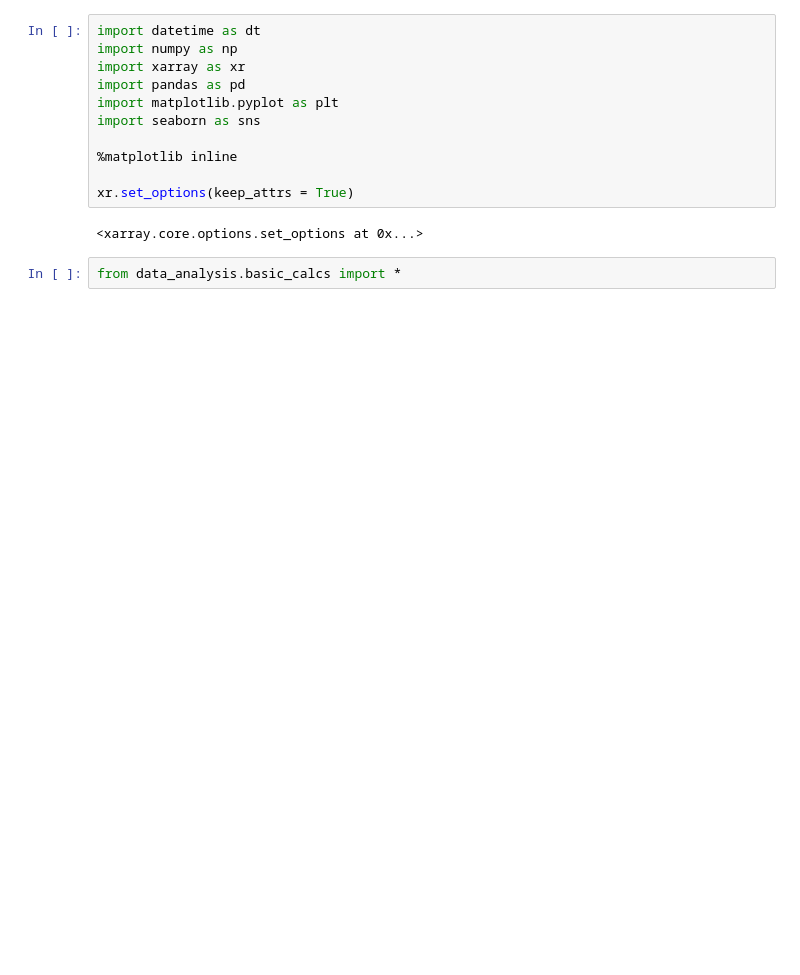
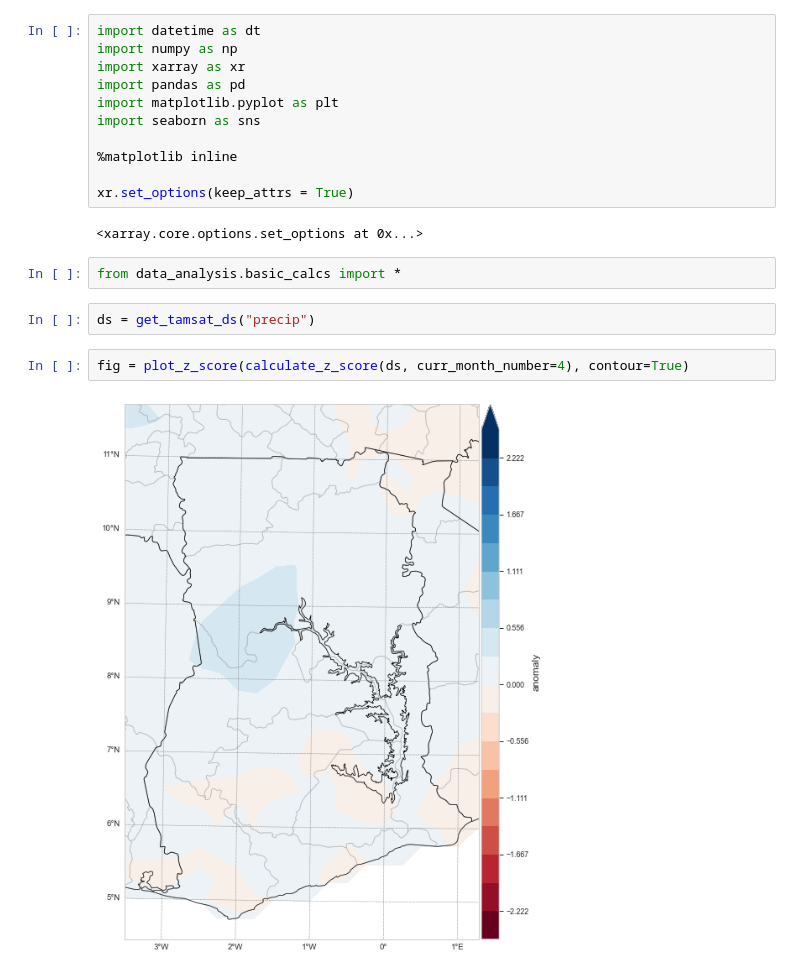
Before and after one commit to NCEO-ODA/ghana_data, a Jupyter notebook: 01-Quick_Plots.ipynb, the cells around one changed output. Drawn from its saved outputs; the diff is of its cells as text; blank space fills up the shorter version.

```diff
--- a/01-Quick_Plots.ipynb
+++ b/01-Quick_Plots.ipynb
@@ -23,5 +26,11 @@ xr.set_options(keep_attrs = True)
 <xarray.core.options.set_options at 0x...>
 # %%
 from data_analysis.basic_calcs import *
+# %%
+ds = get_tamsat_ds("precip")
+# %%
+fig = plot_z_score(calculate_z_score(ds, curr_month_number=4), contour=True)
+# %% [output]
+[figure, added]
 # %%
 ds = get_era5_ds('ssrd')
```
Also changed, not shown: parts of 3 cells of this notebook, 1 other file.
